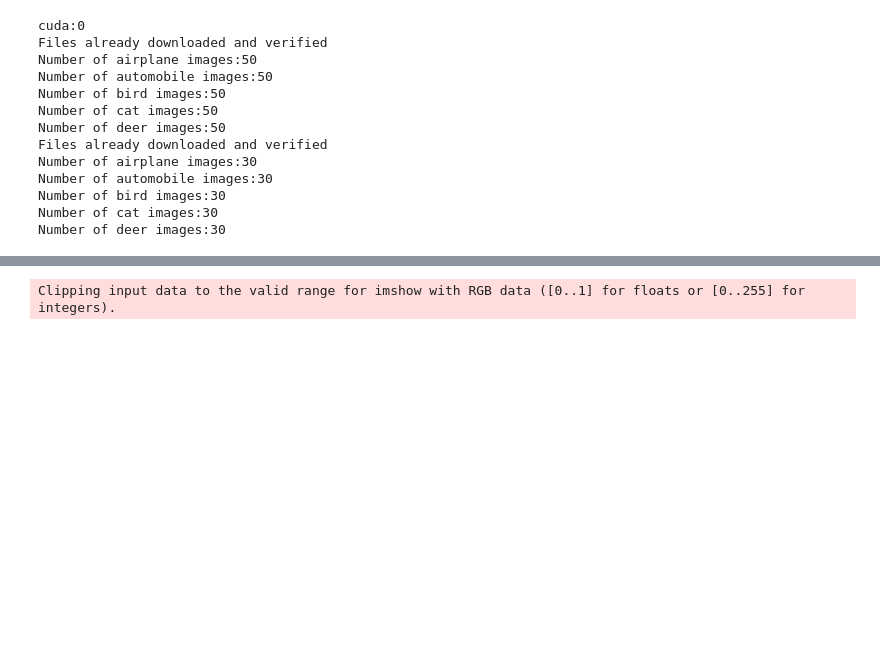
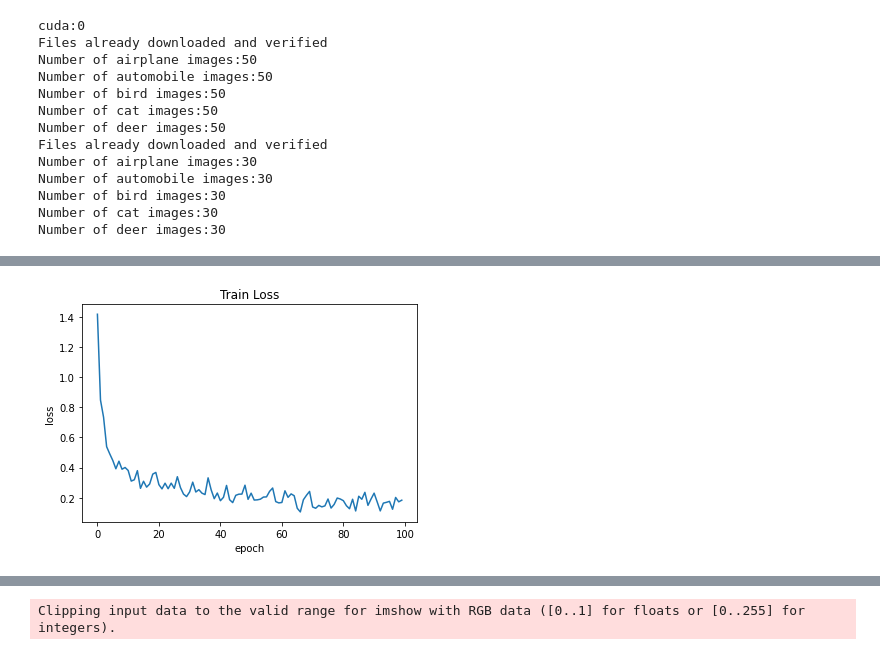
Before and after one commit to Jingshun99/CNN, a Jupyter notebook: cnn.ipynb, the cells around one changed output, grey strips where cells are left out. Cells and saved outputs as stored; diff of their text form; code cells hidden in the pictures; blank space fills up the shorter version.

```diff
--- a/cnn.ipynb
+++ b/cnn.ipynb
@@ -183,8 +218,10 @@ optimizer = optim.SGD(resnet101.to(device).parameters(), lr=0.001, momentum=0.9)
 # %%
 running_corrects = 0
 total = 0
+train_loss = []
+train_acc = []
 
-for epoch in range(50):
+for epoch in range(100):
 
     running_loss = 0.0
     for i, data in enumerate(trainloader, 0):
@@ -203,8 +240,11 @@ for epoch in range(50):
         total += labels.size(0)
         running_corrects += (predicted == labels).sum().item()
 
+
         if i%50 == 49:
             print('[%d, %5d]    Loss: %.3f   Accuracy: %.6f'%(epoch+1,i+1,running_loss/50,running_corrects/total))
+            train_loss.append(running_loss/50)
+            train_acc.append(running_corrects/total)
             running_loss =0.0
 
 print('Finished Training')
@@ -228 +268,9 @@ print('Finished Training')
 Finished Training
+# %%
+plt.plot(train_loss)
+plt.xlabel('epoch')
+plt.ylabel('loss')
+plt.title('Train Loss')
+plt.show()
+# %% [output]
+[figure, added]
```
Also changed, not shown: parts of 18 cells of this notebook.
